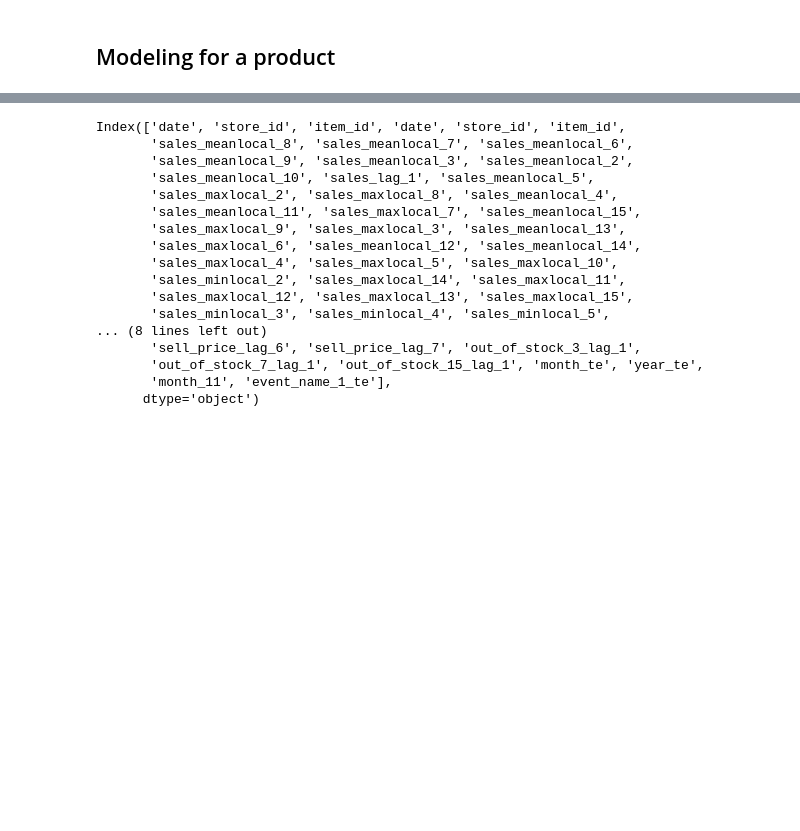
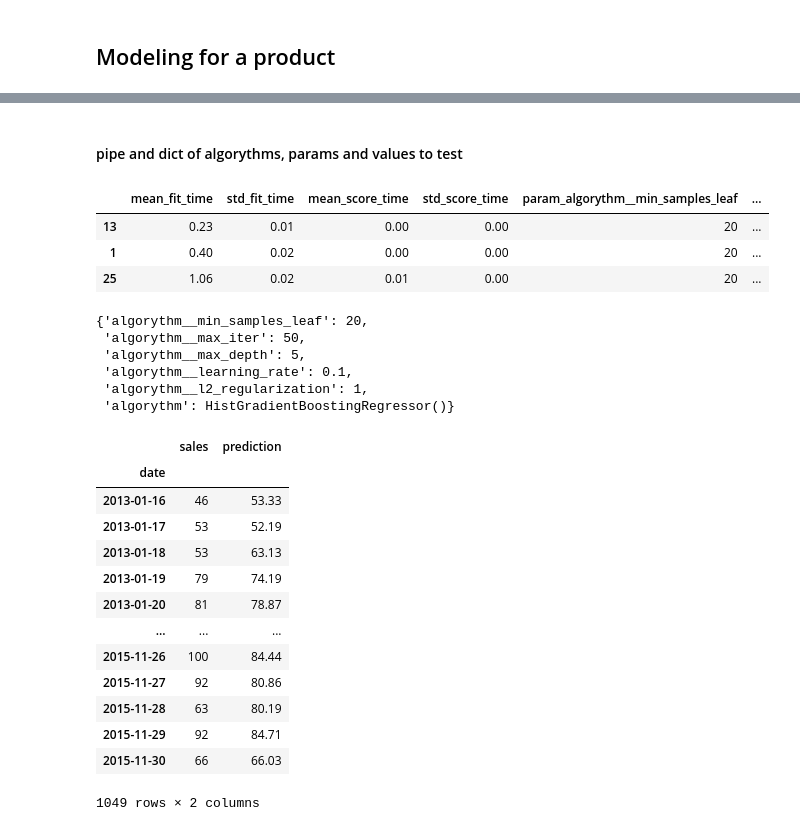
Before and after one commit to adrianriverof/Retail-Sales-Forecasting, a Jupyter notebook: 03_Notebooks/02_Development/06_Modeling_for_regression.ipynb, the cells around one changed output, grey strips where cells are left out. Drawn from its saved outputs; the diff is of its cells as text; code cells hidden in the pictures; blank space fills up the shorter version.

```diff
--- a/03_Notebooks/02_Development/06_Modeling_for_regression.ipynb
+++ b/03_Notebooks/02_Development/06_Modeling_for_regression.ipynb
@@ -77,20 +37,2 @@ x.item_id
 # %%
-print(x.columns)
+var_modeling = x.columns.to_list()[3:]
-# %% [output]
-Index(['date', 'store_id', 'item_id', 'date', 'store_id', 'item_id',
-       'sales_meanlocal_8', 'sales_meanlocal_7', 'sales_meanlocal_6',
-       'sales_meanlocal_9', 'sales_meanlocal_3', 'sales_meanlocal_2',
-       'sales_meanlocal_10', 'sales_lag_1', 'sales_meanlocal_5',
-       'sales_maxlocal_2', 'sales_maxlocal_8', 'sales_meanlocal_4',
-       'sales_meanlocal_11', 'sales_maxlocal_7', 'sales_meanlocal_15',
-       'sales_maxlocal_9', 'sales_maxlocal_3', 'sales_meanlocal_13',
-       'sales_maxlocal_6', 'sales_meanlocal_12', 'sales_meanlocal_14',
-       'sales_maxlocal_4', 'sales_maxlocal_5', 'sales_maxlocal_10',
-       'sales_minlocal_2', 'sales_maxlocal_14', 'sales_maxlocal_11',
-       'sales_maxlocal_12', 'sales_maxlocal_13', 'sales_maxlocal_15',
-       'sales_minlocal_3', 'sales_minlocal_4', 'sales_minlocal_5',
-... (8 lines left out)
-       'sell_price_lag_6', 'sell_price_lag_7', 'out_of_stock_3_lag_1',
-       'out_of_stock_7_lag_1', 'out_of_stock_15_lag_1', 'month_te', 'year_te',
-       'month_11', 'event_name_1_te'],
-      dtype='object')
@@ -96,0 +43,38 @@ Index(['date', 'store_id', 'item_id', 'date', 'store_id', 'item_id',
+# %% [markdown]
+#### pipe and dict of algorythms, params and values to test
+# %%
+pipe = Pipeline([('algorythm',HistGradientBoostingRegressor())])
+
+grid = [{'algorythm': [HistGradientBoostingRegressor()],
+         'algorythm__learning_rate': [0.01,0.025,0.05,0.1],
+         'algorythm__max_iter': [50,100,200],
+         'algorythm__max_depth': [None, 5,10,20],
+         'algorythm__min_samples_leaf': [20, 500],
+         'algorythm__l2_regularization': [0,0.25,0.5,0.75,1]
+        }]
+
+random_search = RandomizedSearchCV(estimator = pipe,
+                                   param_distributions = grid,
+                                   n_iter = 30,
+                                   cv = time_cv,
+                                   scoring = 'neg_mean_absolute_error',
+                                   verbose = 0,
+                                   n_jobs = -1)
+
+model = random_search.fit(x[var_modeling],y)
+
+pd.DataFrame(random_search.cv_results_).sort_values(by = 'rank_test_score').head(3)
+# %% [output]
+|  | mean_fit_time | std_fit_time | mean_score_time | std_score_time | param_algorythm__min_samples_leaf | ... |
+| 13 | 0.23 | 0.01 | 0.00 | 0.00 | 20 | ... |
+| 1 | 0.40 | 0.02 | 0.00 | 0.00 | 20 | ... |
+| 25 | 1.06 | 0.02 | 0.01 | 0.00 | 20 | ... |
+# %%
+random_search.best_params_
+# %% [output]
+{'algorythm__min_samples_leaf': 20,
+ 'algorythm__max_iter': 50,
+ 'algorythm__max_depth': 5,
+ 'algorythm__learning_rate': 0.1,
+ 'algorythm__l2_regularization': 1,
+ 'algorythm': HistGradientBoostingRegressor()}
@@ -96,0 +89,17 @@ Index(['date', 'store_id', 'item_id', 'date', 'store_id', 'item_id',
+# %%
+temp
+# %% [output]
+|  | sales | prediction |
+| date |  |  |
+| 2013-01-16 | 46 | 53.33 |
+| 2013-01-17 | 53 | 52.19 |
+| 2013-01-18 | 53 | 63.13 |
+| 2013-01-19 | 79 | 74.19 |
+| 2013-01-20 | 81 | 78.87 |
+| ... | ... | ... |
+| 2015-11-26 | 100 | 84.44 |
+| 2015-11-27 | 92 | 80.86 |
+| 2015-11-28 | 63 | 80.19 |
+| 2015-11-29 | 92 | 84.71 |
+| 2015-11-30 | 66 | 66.03 |
+1049 rows × 2 columns
```
Also changed, not shown: parts of 14 cells of this notebook.
